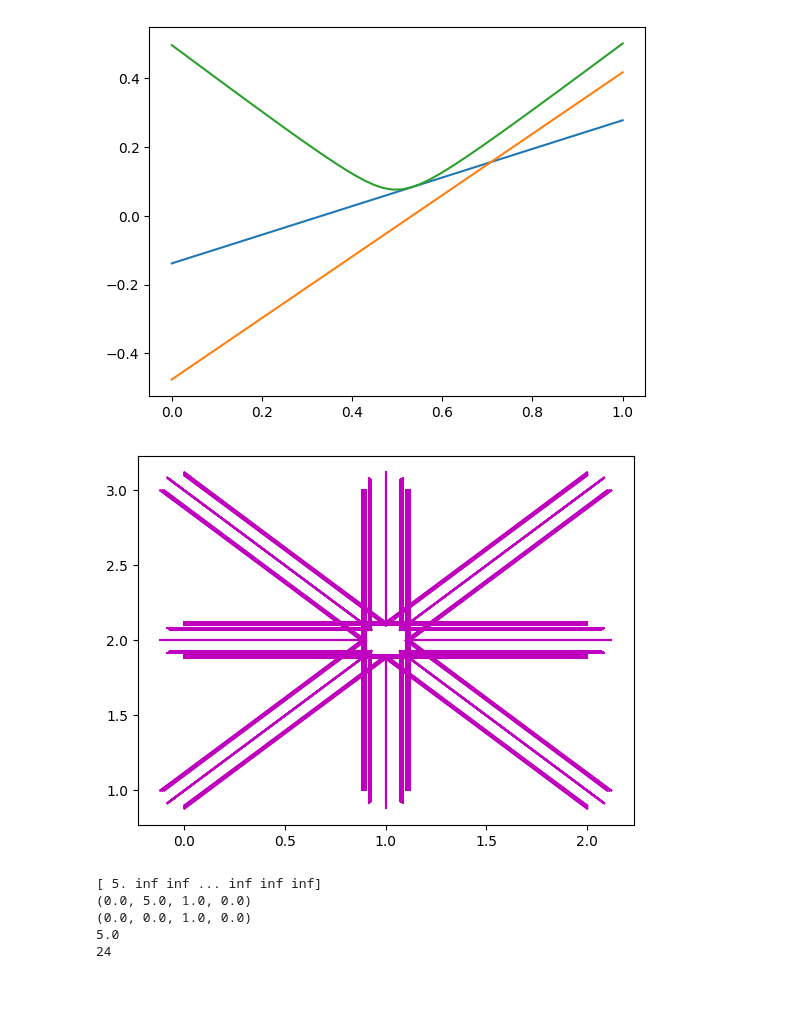
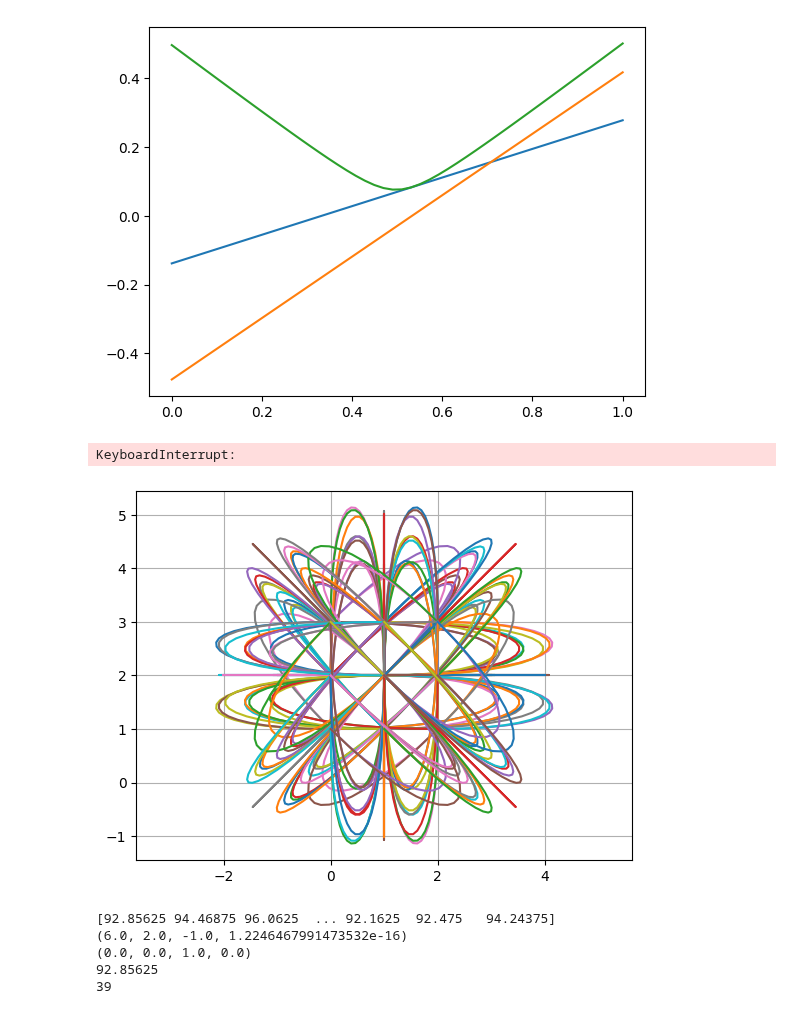
Before and after one commit to arthurrichards77/smply, a Jupyter notebook: grid_states.ipynb, the cells around one changed output. Cells and saved outputs as stored; diff of their text form; code cells hidden in the pictures.

```diff
--- a/grid_states.ipynb
+++ b/grid_states.ipynb
@@ -144,26 +144,3 @@ plt.plot(s,accx,s,accy,s,accm)
  <matplotlib.lines.Line2D at 0x...>,
  <matplotlib.lines.Line2D at 0x...>]
 [figure]
-# %%
-dmax = 1.5*pos_step
-amax = 0.5*(vmax-vmin)
-
-def travel_time(s1,s2):
-    x1,y1,vx1,vy1 = s1
-    x2,y2,vx2,vy2 = s2
-    if x1==x2 and y1==y2:
-        return np.inf
-    dist = np.sqrt((x2-x1)**2 + (y2-y1)**2)
-    if dist>dmax:
-        return np.inf
-    spd = np.sqrt(vx1**2 + vy1**2)
-    t_guess = dist/spd
-    dx = (x2 - x1 - 0.5*(vx1+vx2)*t_guess)
-    dy = (y2 - y1 - 0.5*(vy1+vy2)*t_guess)
-    if dx**2 + dy**2 > dmax**2:
-        return np.inf
-    ax = (vx2-vx1)/t_guess
-    ay = (vy2-vy1)/t_guess
-    if ax**2 + ay**2 > amax**2:
-        return np.inf
-    return t_guess
@@ -170,24 +192,28 @@ def travel_time(s1,s2):
 # %%
 for (i1,s1) in enumerate(grid_points):
     for (i2,s2) in enumerate(grid_points):
-        t12 = travel_time(s1,s2)
+        t12,_,_ = travel_time(s1,s2)
         cost_matrix[i1,i2] = t12
+# %% [output]
+KeyboardInterrupt:
 # %%
 for (i1,s1) in enumerate(grid_points):
     if (s1[0],s1[1])!=(1.0,2.0):
         continue
     for (i2,s2) in enumerate(grid_points):
-        if cost_matrix[i1,i2] != np.inf:
-            plt.plot([s1[0]+vel_scale*s1[2],s2[0]+vel_scale*s2[2]],
-                     [s1[1]+vel_scale*s1[3],s2[1]+vel_scale*s2[3]],'m-')
+        t12,x,y = travel_time(s1,s2)
+        if t12 < 10:
+            plt.plot(x,y,'-')
+plt.axis('equal')
+plt.grid('on')
 plt.show()
 # %% [output]
-[figure, old version]
+[figure, new version]
 # %%
 from scipy.sparse.csgraph import shortest_path
 path_length,predecessors = shortest_path(cost_matrix, return_predecessors=True)
 # %%
-start_node = 120
+start_node = 1500
 target_node = 0
 print(path_length[start_node,:])
 print(grid_points[start_node])
@@ -195,9 +221,9 @@ print(grid_points[target_node])
 print(path_length[start_node,target_node])
 print(predecessors[start_node,target_node])
 # %% [output]
-[ 5. inf inf ... inf inf inf]
-(0.0, 5.0, 1.0, 0.0)
+[92.85625 94.46875 96.0625  ... 92.1625  92.475   94.24375]
+(6.0, 2.0, -1.0, 1.2246467991473532e-16)
 (0.0, 0.0, 1.0, 0.0)
-5.0
-24
+92.85625
+39
 # %%
```
Also changed, not shown: parts of 2 cells of this notebook.
